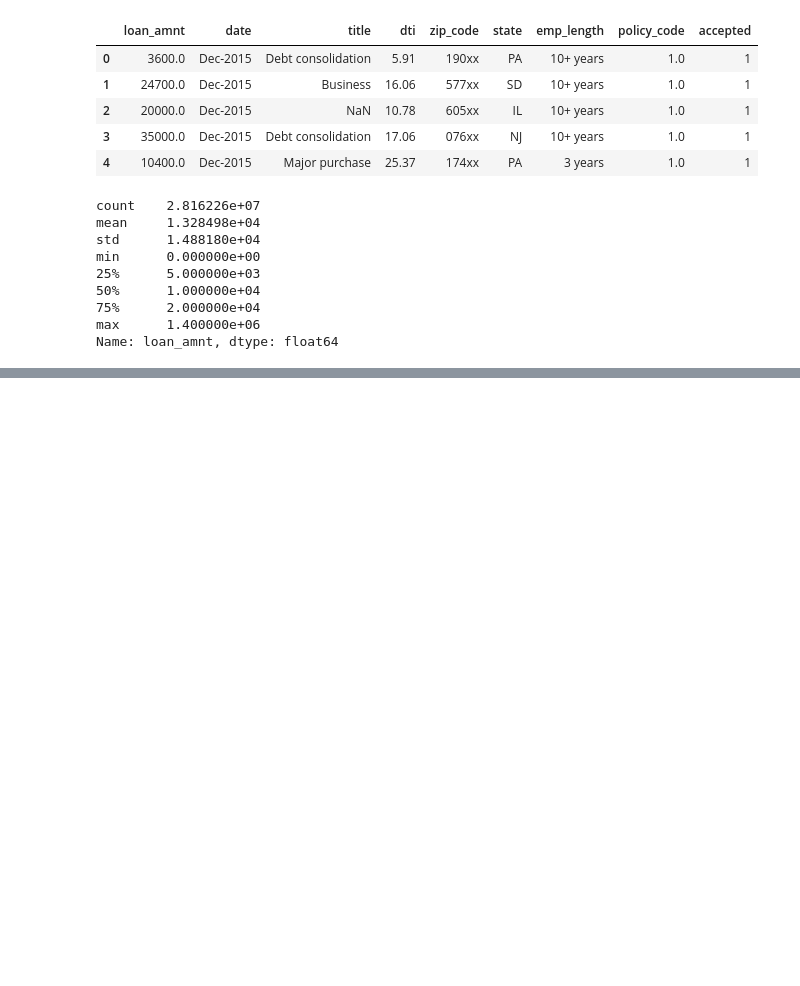
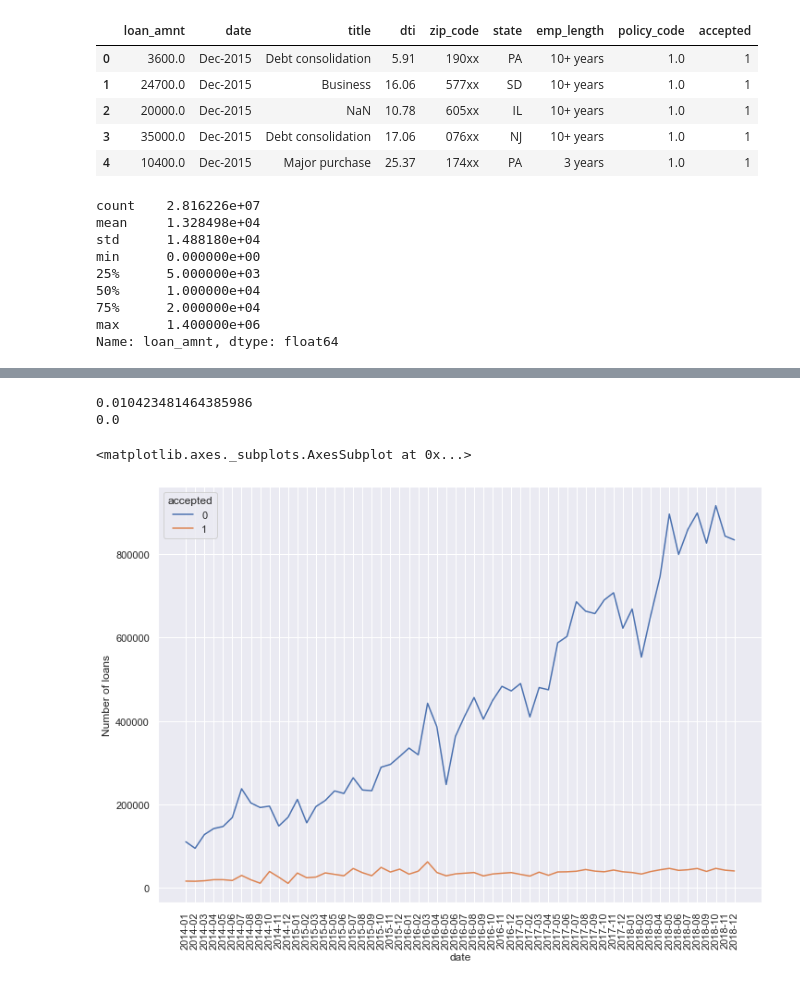
Before and after one commit to jeremylee73/citadel-summer-invitational, a Jupyter notebook: jeremy-lee.ipynb, the cells around one changed output, grey strips where cells are left out. Drawn from its saved outputs; the diff is of its cells as text; code cells hidden in the pictures; blank space fills up the shorter version.

```diff
--- a/jeremy-lee.ipynb
+++ b/jeremy-lee.ipynb
@@ -154,0 +168,5 @@ full_data['log_loan_amnt'] = np.log(full_data['loan_amnt'] + 1)
+# %%
+full_data.loc[~full_data['title'].isin(loan_titles), 'title'] = 'Other'
+# %%
+# Standardizing dti
+full_data['dti'] = full_data['dti'].astype('str').str.replace('%', '').astype('float')
@@ -154,0 +184,7 @@ full_data['log_loan_amnt'] = np.log(full_data['loan_amnt'] + 1)
+# %%
+shapiro_test = stats.shapiro(full_data['dti'].values)
+print(shapiro_test.statistic)
+print(shapiro_test.pvalue)
+# %% [output]
+0.010423481464385986
+0.0
@@ -154,0 +196,8 @@ full_data['log_loan_amnt'] = np.log(full_data['loan_amnt'] + 1)
+# %%
+p = sns.lineplot(data=full_data.groupby(['date', 'accepted']).count().reset_index(), x='date', y='title', hue='accepted')
+p.set_ylabel("Number of loans")
+plt.xticks(rotation=90)
+p
+# %% [output]
+<matplotlib.axes._subplots.AxesSubplot at 0x...>
+[figure, added]
```
Also changed, not shown: parts of 21 cells of this notebook.
